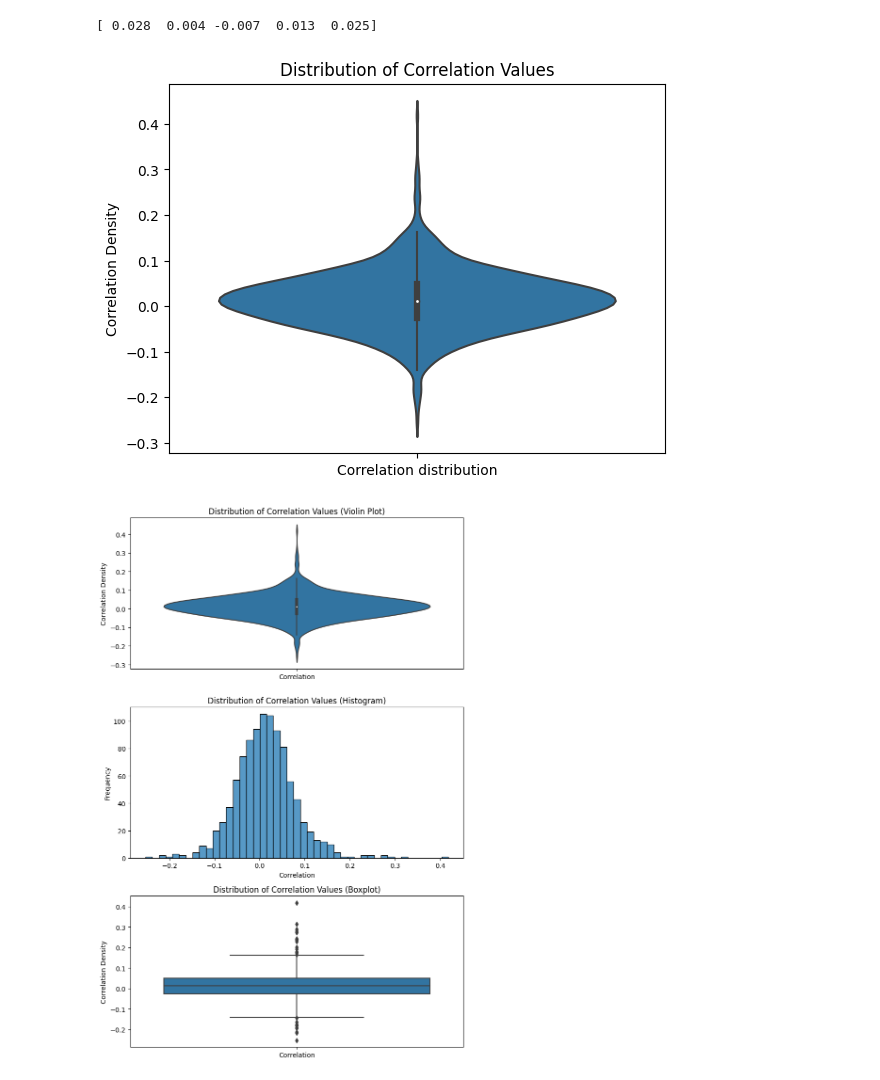
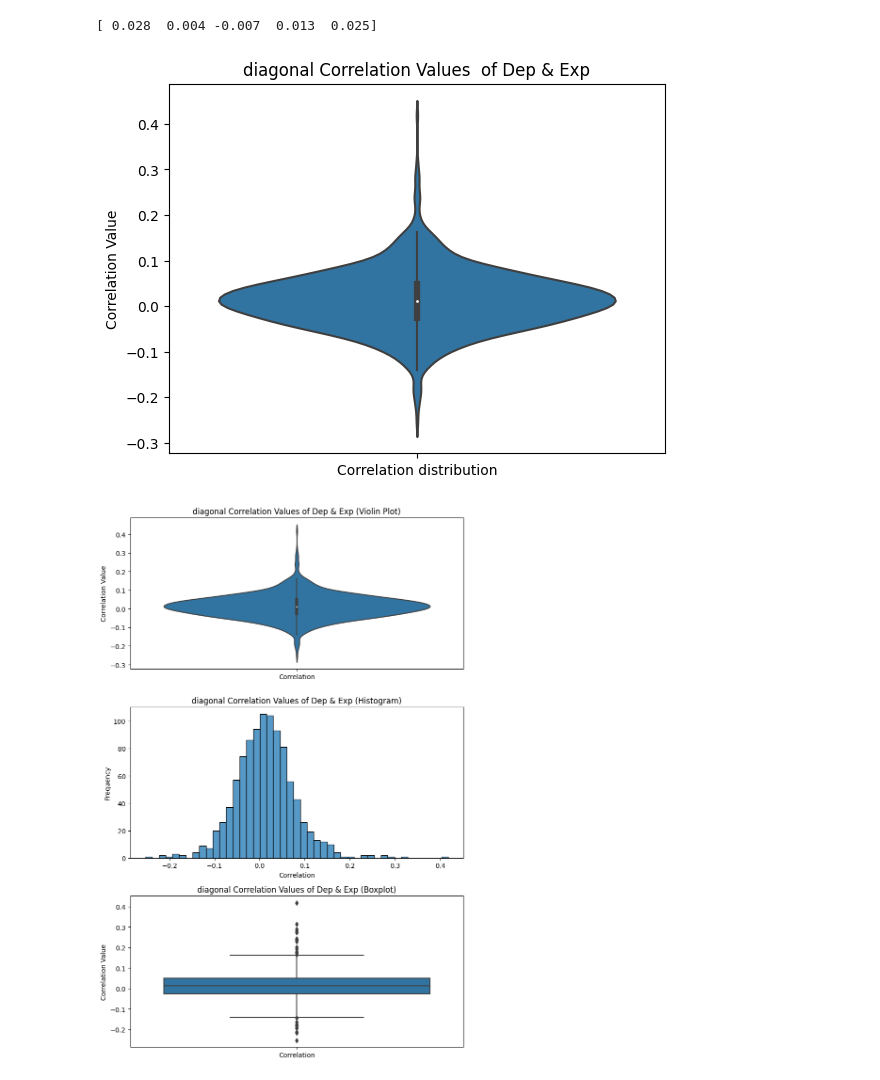
Before and after one commit to chingyaousf/Intern-project-2023, a Jupyter notebook: intern_06.ipynb, the cells around one changed output. Drawn from its saved outputs; the diff is of its cells as text; code cells hidden in the pictures.

```diff
--- a/intern_06.ipynb
+++ b/intern_06.ipynb
@@ -155,31 +155,31 @@ print(diagonal_values)
 # %%
 # diagonal values violin plot
 
 import pandas as pd
 import seaborn as sns
 import matplotlib.pyplot as plt
 
 # Read the CSV file into a DataFrame
 correlation_table = pd.read_csv('/content/drive/MyDrive/Colab Notebooks/correlation_table_test.csv',index_col=0)
 
 # Get the diagonal area values
 diagonal_values = correlation_table.values.diagonal()
 
 # Create a DataFrame for the diagonal values
 diagonal_df = pd.DataFrame(diagonal_values,columns=['Correlation distribution'])
 
 # Create a violin plot
 sns.violinplot(data=diagonal_df)
 
 # Set plot labels and title
 
-plt.ylabel('Correlation Density')
-plt.title('Distribution of Correlation Values')
+plt.ylabel('Correlation Value')
+plt.title('diagonal Correlation Values  of Dep & Exp')
 
 # Show the plot
 plt.show()
 # %% [output]
-[figure, old version]
+[figure, new version]
 # %%
 # diagonal values violin, histogram and boxplot plot
 
@@ -202,20 +202,20 @@ fig, (ax1, ax2, ax3) = plt.subplots(3, 1, figsize=(8, 12))
 # Violin plot
 sns.violinplot(data=diagonal_df, ax=ax1)
 
-ax1.set_ylabel('Correlation Density')
-ax1.set_title('Distribution of Correlation Values (Violin Plot)')
+ax1.set_ylabel('Correlation Value')
+ax1.set_title('diagonal Correlation Values of Dep & Exp (Violin Plot)')
 
 # Histogram
 sns.histplot(data=diagonal_df, x='Correlation', ax=ax2)
 ax2.set_xlabel('Correlation')
 ax2.set_ylabel('Frequency')
-ax2.set_title('Distribution of Correlation Values (Histogram)')
+ax2.set_title('diagonal Correlation Values of Dep & Exp (Histogram)')
 
 # Boxplot
 sns.boxplot(data=diagonal_df, ax=ax3)
 
-ax3.set_ylabel('Correlation Density')
-ax3.set_title('Distribution of Correlation Values (Boxplot)')
+ax3.set_ylabel('Correlation Value')
+ax3.set_title('diagonal Correlation Values of Dep & Exp (Boxplot)')
 
 # Adjust spacing between subplots
 plt.tight_layout()
@@ -223,7 +223,7 @@ plt.tight_layout()
 # Show the plots
 plt.show()
 # %% [output]
-[figure, old version]
+[figure, new version]
 # %%
 # non-diagonal values violin plot
 
```
Also changed, not shown: parts of 9 cells of this notebook.
